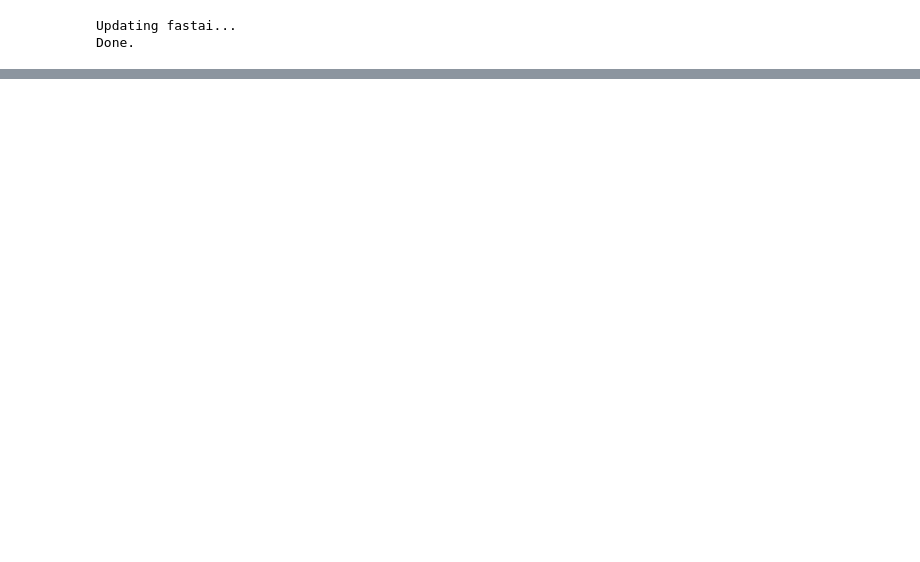
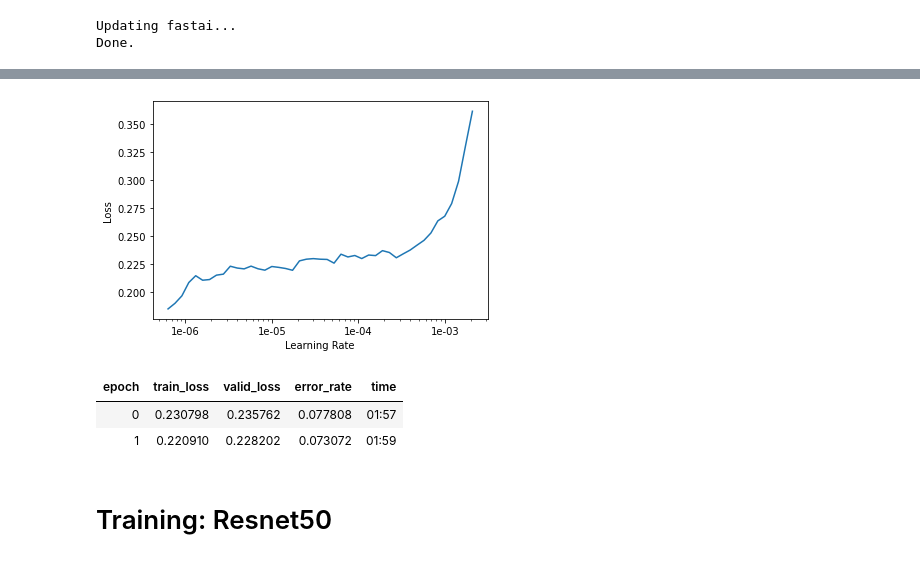
Before and after one commit to chriswebb31/FastAI, a Jupyter notebook: Lesson1.ipynb, the cells around one changed output, grey strips where cells are left out. Saved outputs shown, nothing was run; the diff lists cells and outputs as text; code cells hidden in the pictures; blank space fills up the shorter version.

```diff
--- a/Lesson1.ipynb
+++ b/Lesson1.ipynb
@@ -22,0 +96,2 @@ import matplotlib.pyplot as plt
+# %%
+learn = create_cnn(data, models.resnet34, metrics=error_rate)
@@ -22,0 +100,2 @@ import matplotlib.pyplot as plt
+# %%
+learn.fit_one_cycle(4)
@@ -22,0 +153,2 @@ import matplotlib.pyplot as plt
+# %%
+learn.fit_one_cycle(1)
@@ -22,0 +158,2 @@ import matplotlib.pyplot as plt
+# %%
+learn.load('stage_1')
@@ -22,0 +185,13 @@ import matplotlib.pyplot as plt
+# %%
+learn.recorder.plot()
+# %% [output]
+[figure, added]
+# %%
+learn.unfreeze()
+learn.fit_one_cycle(2, max_lr=slice(1e-6, 1e-4))
+# %% [output]
+| epoch | train_loss | valid_loss | error_rate | time |
+| 0 | 0.230798 | 0.235762 | 0.077808 | 01:57 |
+| 1 | 0.220910 | 0.228202 | 0.073072 | 01:59 |
+# %% [markdown]
+# Training: Resnet50
```
Also changed, not shown: parts of 37 cells of this notebook.
